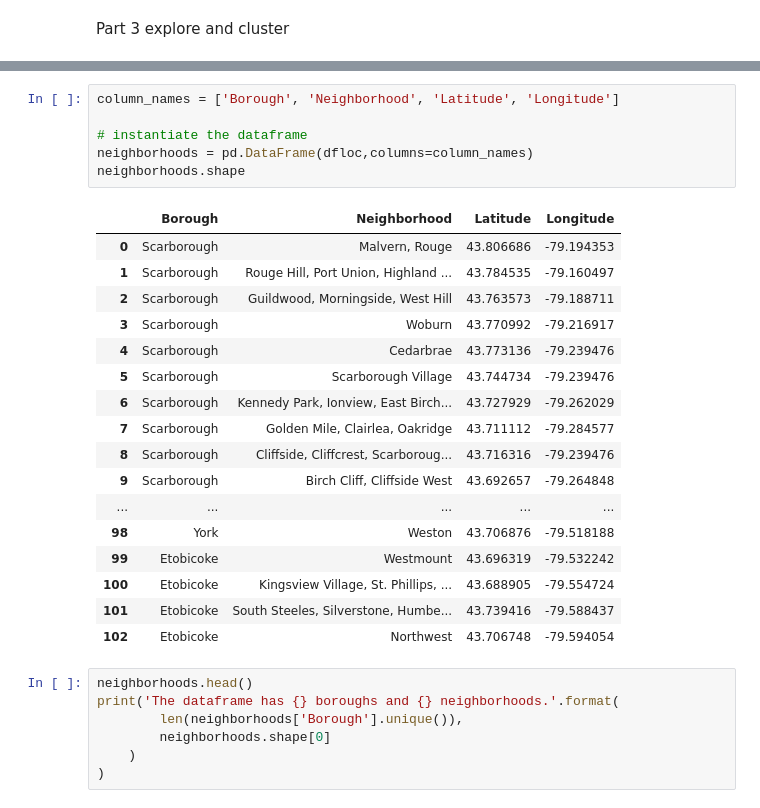
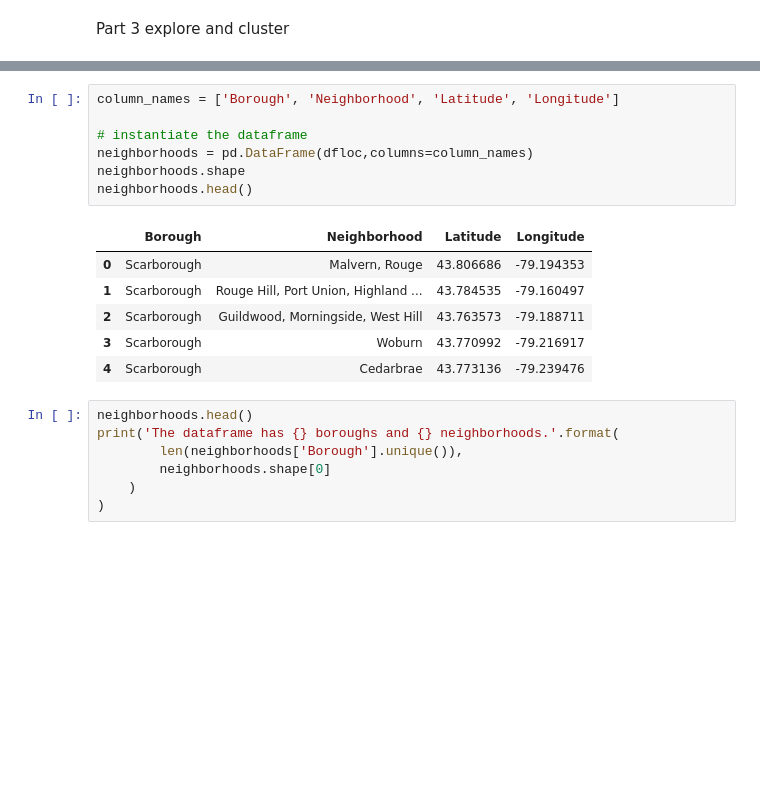
Before and after one commit to guoweilleexh123/data-science-capstone-project, a Jupyter notebook: segment of toronto.ipynb, the cells around one changed output, grey strips where cells are left out. Saved outputs shown, nothing was run; the diff lists cells and outputs as text; blank space fills up the shorter version.

```diff
--- a/segment of toronto.ipynb
+++ b/segment of toronto.ipynb
@@ -108,27 +98,17 @@ Executing transaction: done
 # %%
 column_names = ['Borough', 'Neighborhood', 'Latitude', 'Longitude']
 
 # instantiate the dataframe
 neighborhoods = pd.DataFrame(dfloc,columns=column_names)
 neighborhoods.shape
+neighborhoods.head()
 # %% [output]
 |  | Borough | Neighborhood | Latitude | Longitude |
 | 0 | Scarborough | Malvern, Rouge | 43.806686 | -79.194353 |
 | 1 | Scarborough | Rouge Hill, Port Union, Highland ... | 43.784535 | -79.160497 |
 | 2 | Scarborough | Guildwood, Morningside, West Hill | 43.763573 | -79.188711 |
 | 3 | Scarborough | Woburn | 43.770992 | -79.216917 |
 | 4 | Scarborough | Cedarbrae | 43.773136 | -79.239476 |
-| 5 | Scarborough | Scarborough Village | 43.744734 | -79.239476 |
-| 6 | Scarborough | Kennedy Park, Ionview, East Birch... | 43.727929 | -79.262029 |
-| 7 | Scarborough | Golden Mile, Clairlea, Oakridge | 43.711112 | -79.284577 |
-| 8 | Scarborough | Cliffside, Cliffcrest, Scarboroug... | 43.716316 | -79.239476 |
-| 9 | Scarborough | Birch Cliff, Cliffside West | 43.692657 | -79.264848 |
-| ... | ... | ... | ... | ... |
-| 98 | York | Weston | 43.706876 | -79.518188 |
-| 99 | Etobicoke | Westmount | 43.696319 | -79.532242 |
-| 100 | Etobicoke | Kingsview Village, St. Phillips, ... | 43.688905 | -79.554724 |
-| 101 | Etobicoke | South Steeles, Silverstone, Humbe... | 43.739416 | -79.588437 |
-| 102 | Etobicoke | Northwest | 43.706748 | -79.594054 |
 # %%
 neighborhoods.head()
 print('The dataframe has {} boroughs and {} neighborhoods.'.format(
```
Also changed, not shown: parts of 19 cells of this notebook.
